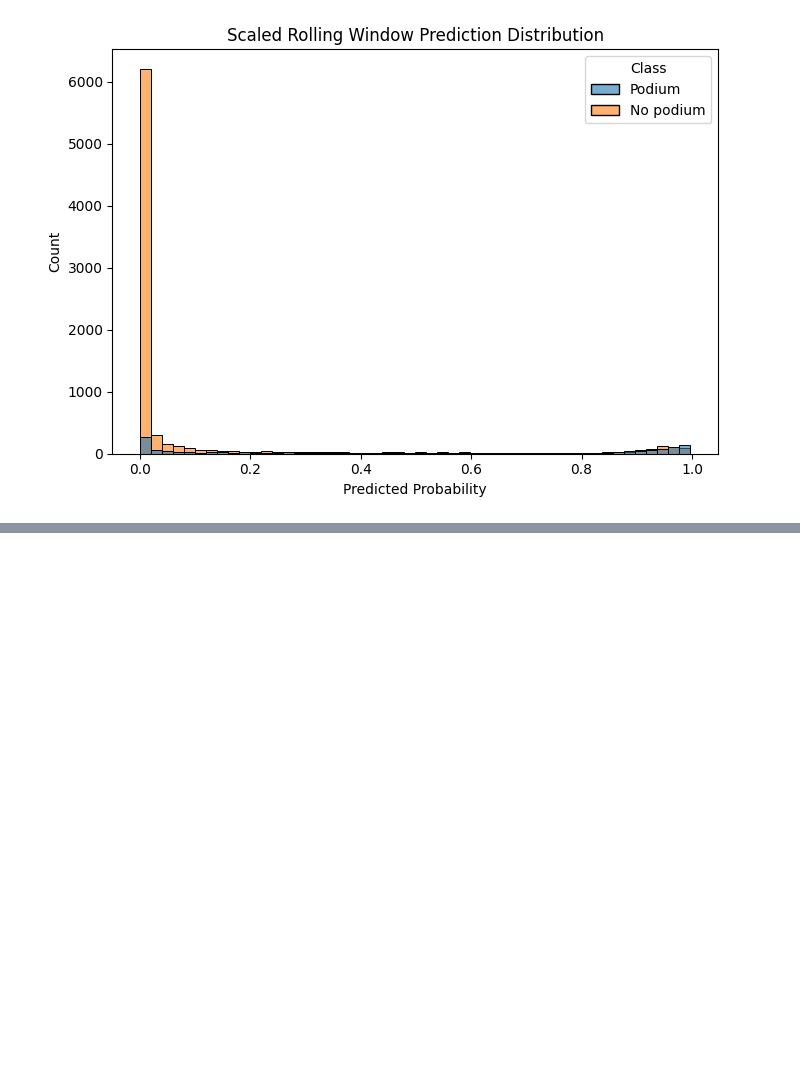
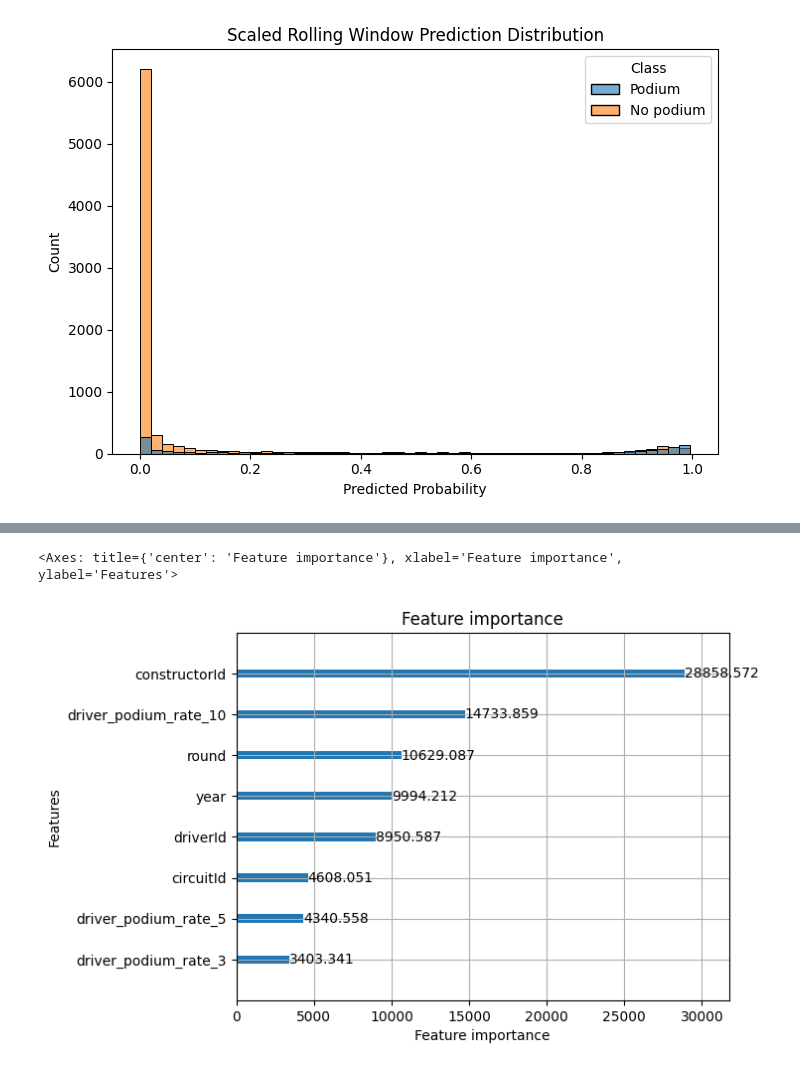
Before and after one commit to DaveAhearne/F1Prediction, a Jupyter notebook: notebooks/LightGBM_Iter.ipynb, the cells around one changed output, grey strips where cells are left out. Cells and saved outputs as stored; diff of their text form; code cells hidden in the pictures; blank space fills up the shorter version.

```diff
--- a/notebooks/LightGBM_Iter.ipynb
+++ b/notebooks/LightGBM_Iter.ipynb
@@ -572,0 +596,8 @@ plt.show()
+# %%
+training_base_driver_en_1_data_df["driver_podium_rate_5"] = (
+    training_base_driver_en_1_data_df.groupby("driverId", observed=True)["podiumFinish"]
+    .transform(lambda x: x.shift(1).rolling(5, min_periods=1).mean())
+)
+
+training_base_driver_en_1_data_df["driver_podium_rate_5"] = training_base_driver_en_1_data_df["driver_podium_rate_5"].fillna(0)
+training_base_driver_en_1_data_df.head()
@@ -572,0 +611,8 @@ plt.show()
+# %%
+training_base_driver_en_1_data_df["driver_podium_rate_10"] = (
+    training_base_driver_en_1_data_df.groupby("driverId", observed=True)["podiumFinish"]
+    .transform(lambda x: x.shift(1).rolling(10, min_periods=1).mean())
+)
+
+training_base_driver_en_1_data_df["driver_podium_rate_10"] = training_base_driver_en_1_data_df["driver_podium_rate_10"].fillna(0)
+training_base_driver_en_1_data_df.head()
@@ -572,0 +626,14 @@ plt.show()
+# %%
+years = sorted(training_base_driver_en_1_data_df["year"].unique())
+
+train_window = 10   # The number of seasons in each training fold
+val_window = 1      # The number of season to run the validation on
+
+folds = []
+
+for i in range(len(years) - train_window - val_window + 1):
+    train_years = years[i: i + train_window]
+    val_years = years[i + train_window: i + train_window + val_window]
+    folds.append((train_years, val_years))
+
+pd.DataFrame(folds, columns=["TrainYears", "ValYears"])
@@ -572,0 +658,12 @@ plt.show()
+# %%
+engineered_features = [
+    "driverId", "constructorId", "circuitId", "year", "round",
+    "driver_podium_rate_3", "driver_podium_rate_5", "driver_podium_rate_10"
+]
+engineered_cat_features = ["driverId", "constructorId", "circuitId"]
+
+for col in engineered_cat_features:
+    training_base_driver_en_1_data_df[col] = training_base_driver_en_1_data_df[col].astype("category")
+
+X = training_base_driver_en_1_data_df[engineered_features]
+y = training_base_driver_en_1_data_df["podiumFinish"]
@@ -572,0 +771,5 @@ plt.show()
+# %%
+lgb.plot_importance(model,importance_type='gain')
+# %% [output]
+<Axes: title={'center': 'Feature importance'}, xlabel='Feature importance', ylabel='Features'>
+[figure, added]
```
Also changed, not shown: parts of 13 cells of this notebook, 25 other files.
